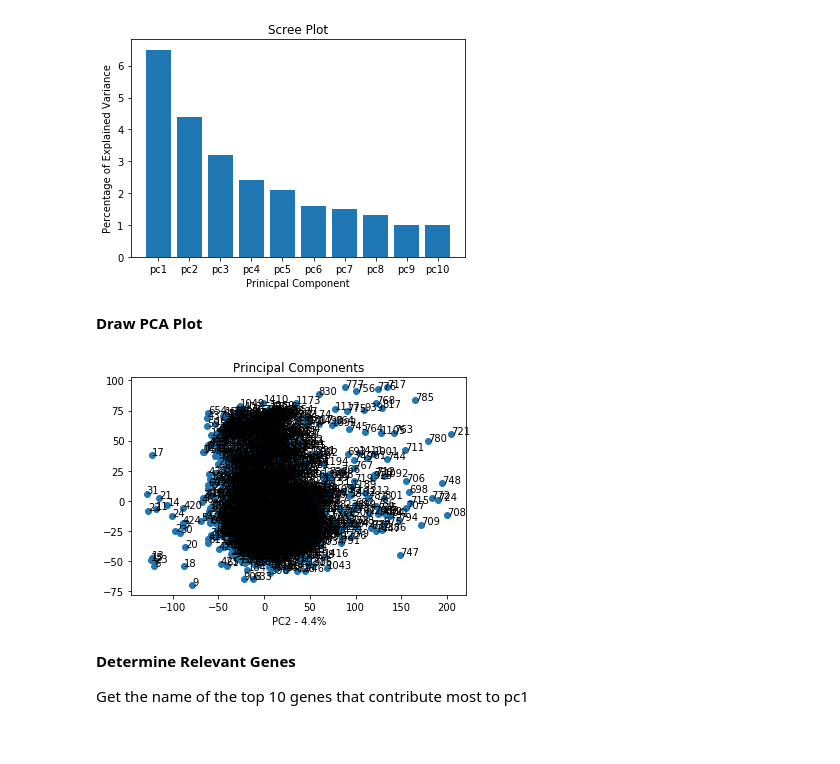
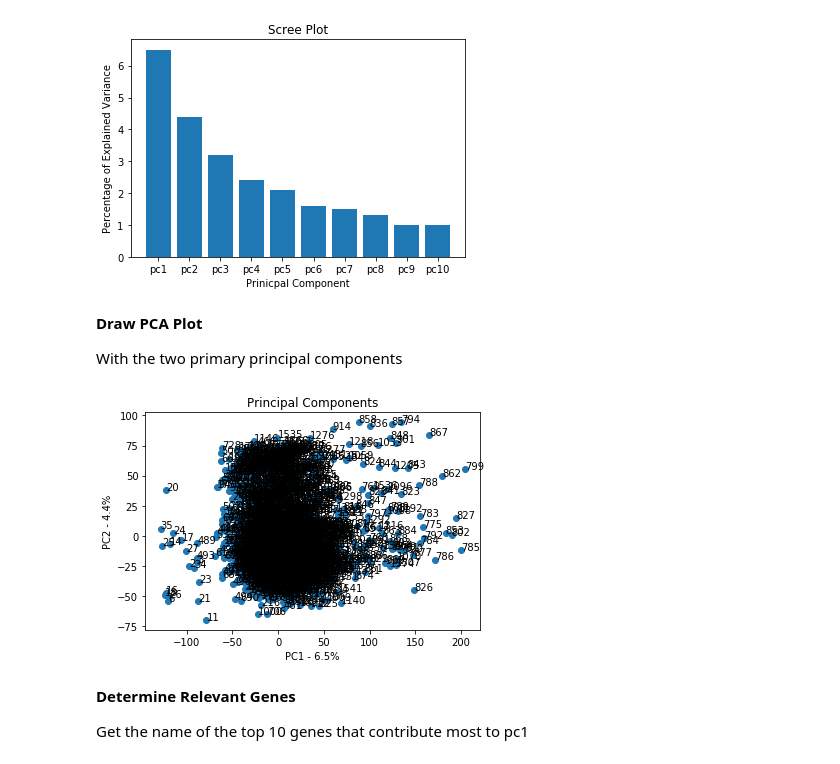
Before and after one commit to meghutch/Breast-Cancer-Classification-Clinical-Genomic, a Jupyter notebook: Gene_Expression_Analysis_PCA.ipynb, the cells around one changed output. Cells and saved outputs as stored; diff of their text form; code cells hidden in the pictures.

Commit message:
Create patient ids as index

```diff
--- a/Gene_Expression_Analysis_PCA.ipynb
+++ b/Gene_Expression_Analysis_PCA.ipynb
@@ -133,5 +133,8 @@ Convert the normalized features into tabular format
 # Create list of column names
 features = list(genes.columns.values)
 
+# Create a list of row names
+patients = list(genes.index)
+
 # Create data frame of newly normalized data
-x = pd.DataFrame(x, columns = features)
+x = pd.DataFrame(x, columns = features, index = patients)
@@ -144,7 +155,10 @@ pca = PCA()
 # Fit to the scaled/standardized data
 principalComponents = pca.fit_transform(x)
 
-# Create  a dataframe of the components
-principalDf = pd.DataFrame(data = principalComponents)
+# Generate a list of column names with the number for each prinicpal component
+col_names = [f'pc{i}' for i in range(1, 1748)] # there are 1747 samples - so we want to have range of 1 less than 1748 column names
+
+# Add column names to the principal component dataset
+principalDf = pd.DataFrame(principalComponents, columns = col_names, index = patients)
 # %%
 principalDf
@@ -165,7 +164,0 @@ principalDf
-# %%
-# Generate a list of column names with the number for each prinicpal component
-col_names = [f'pc{i}' for i in range(1, 1748)] # there are 1747 samples - so we want to have range of 1 less than 1748 column names
-
-# Add column names to the principal component dataset
-principalDf = pd.DataFrame(principalComponents, columns = col_names)
-principalDf
@@ -248,17 +213,19 @@ plt.show()
 [figure]
 # %% [markdown]
 **Draw PCA Plot**
+
+With the two primary principal components
 # %%
 plt.scatter(principalDf.pc1, principalDf.pc2)
 plt.title('Principal Components')
 plt.xlabel('PC1 - {0}%'.format(per_var[0]))
-plt.xlabel('PC2 - {0}%'.format(per_var[1]))
+plt.ylabel('PC2 - {0}%'.format(per_var[1]))
 
 # The labeled numbers are the indiviudal patients samples
 for sample in principalDf.index:
   plt.annotate(sample, (principalDf.pc1.loc[sample], principalDf.pc2.loc[sample]))
 # %% [output]
-[figure, old version]
+[figure, new version]
 # %% [markdown]
 **Determine Relevant Genes**
 
```
Also changed, not shown: parts of 7 cells of this notebook.
